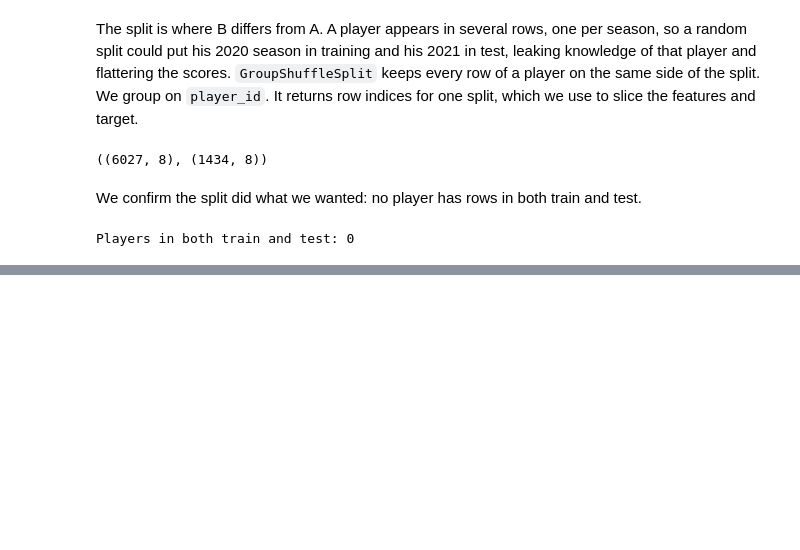
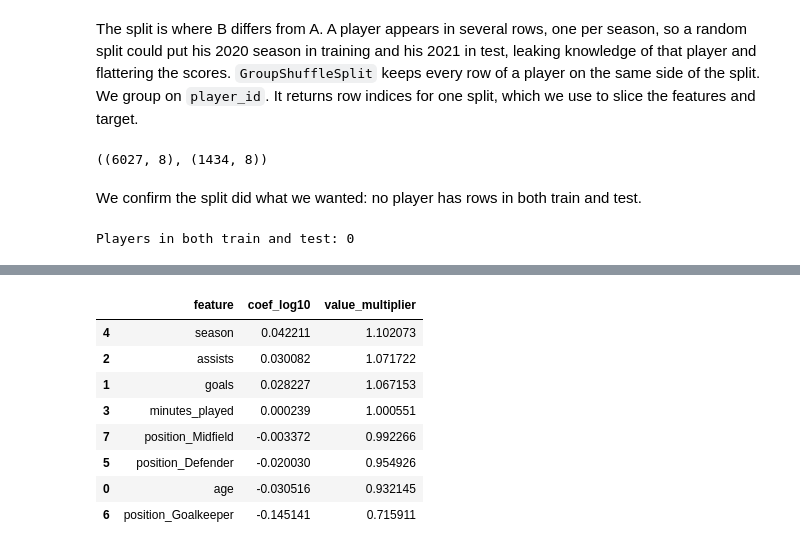
Before and after one commit to konstantinosioan/pl-transfer-value-predictor, a Jupyter notebook: notebook.ipynb, the cells around one changed output, grey strips where cells are left out. Cells and saved outputs as stored; diff of their text form; code cells hidden in the pictures; blank space fills up the shorter version.

Commit message:
Train, evaluate and interpret model B.

```diff
--- a/notebook.ipynb
+++ b/notebook.ipynb
@@ -613,0 +618,3 @@ Players in both train and test: 0
+# %%
+model_b = LinearRegression()
+model_b.fit(X_train_b, y_train_b);
@@ -613,0 +658,14 @@ Players in both train and test: 0
+# %%
+coefs_b = pd.DataFrame({"feature": feature_cols_b, "coef_log10": model_b.coef_})
+coefs_b["value_multiplier"] = 10 ** coefs_b["coef_log10"]
+coefs_b.sort_values("coef_log10", ascending=False)
+# %% [output]
+|  | feature | coef_log10 | value_multiplier |
+| 4 | season | 0.042211 | 1.102073 |
+| 2 | assists | 0.030082 | 1.071722 |
+| 1 | goals | 0.028227 | 1.067153 |
+| 3 | minutes_played | 0.000239 | 1.000551 |
+| 7 | position_Midfield | -0.003372 | 0.992266 |
+| 5 | position_Defender | -0.020030 | 0.954926 |
+| 0 | age | -0.030516 | 0.932145 |
+| 6 | position_Goalkeeper | -0.145141 | 0.715911 |
```
Also changed, not shown: parts of 8 cells of this notebook.
